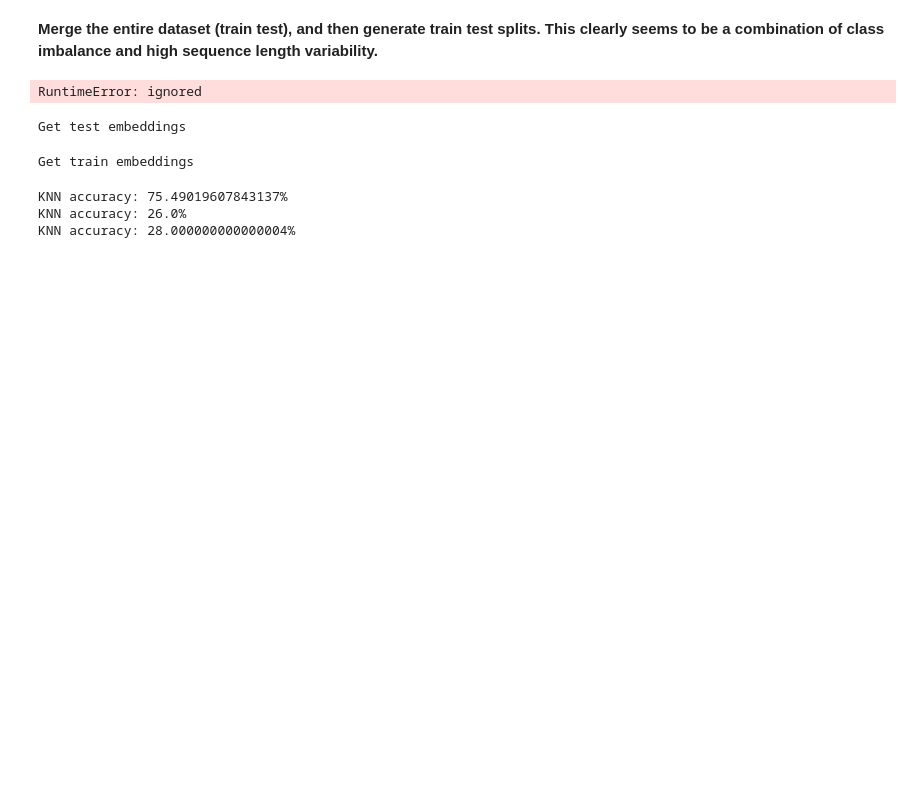
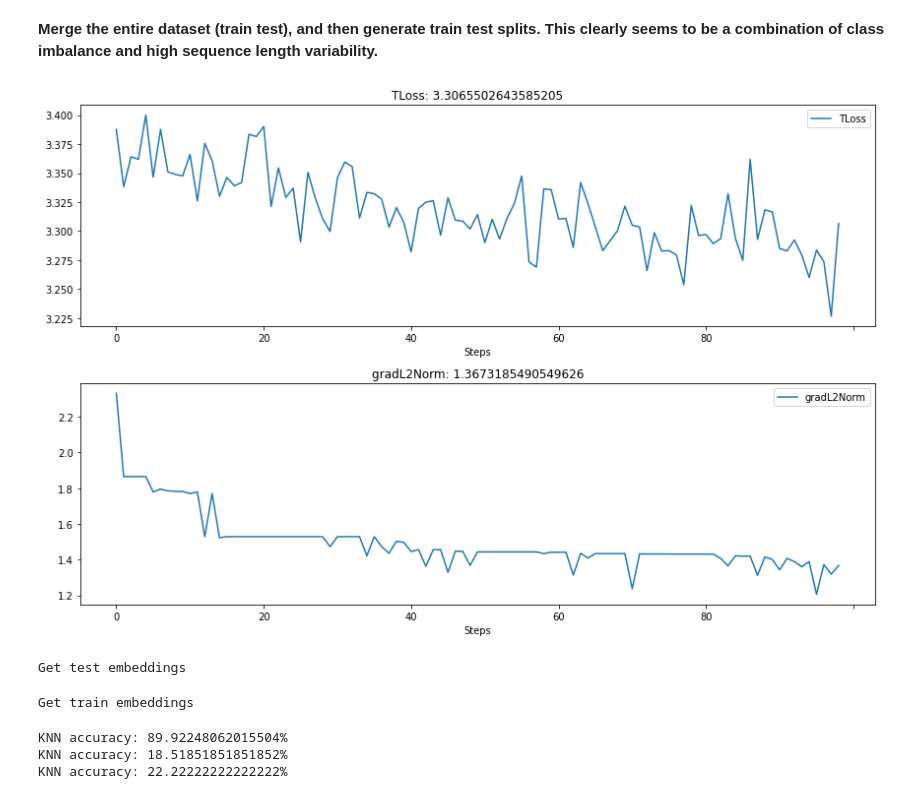
Before and after one commit to Asheeshkrsharma/Identification-OpenCows, a Jupyter notebook: tracklet.ipynb, the cells around one changed output. Saved outputs shown, nothing was run; the diff lists cells and outputs as text; code cells hidden in the pictures; blank space fills up the shorter version.

```diff
--- a/tracklet.ipynb
+++ b/tracklet.ipynb
@@ -687,20 +690,29 @@ def calculateGradientNorm(model):
     return total_norm
 
 trainingDataset = OpenSetCows2021TrackLet(
-     "/content/datasets/OpenSetCows2020",
-    "/content/utils/opencowsTracklets2020V2.json",
+    "/content/datasets/OpenSetCows2017",
+    "/content/utils/opencowsTracklets2017.json",
     maxSequenceLength=5,
+    # transform=transforms.Compose(
+    #     [
+    #         transforms.Normalize([0.2403, 0.2595, 0.2305], [0.3107, 0.3184, 0.3061]),
+    #         transforms.RandomVerticalFlip(p=0.9),
+    #         transforms.RandomHorizontalFlip(p=0.9),
+    #         # transforms.ColorJitter(brightness=0.1, contrast=0.1, saturation=0.1, hue=0.1),
+    #         transforms.RandomRotation(20)
+    #     ],
+    # ),
     transform=transforms.Compose(
         [
-            transforms.Normalize([0.2403, 0.2595, 0.2305], [0.3107, 0.3184, 0.3061]),
-            transforms.RandomVerticalFlip(p=0.9),
-            transforms.RandomHorizontalFlip(p=0.9),
-            # transforms.ColorJitter(brightness=0.1, contrast=0.1, saturation=0.1, hue=0.1),
-            transforms.RandomRotation(20)
+            # transforms.Normalize([0.1331, 0.1331, 0.1331], [0.1063, 0.1087, 0.1104]),
+            transforms.RandomVerticalFlip(p=0.1),
+            transforms.RandomHorizontalFlip(p=0.1),
+            # transforms.ColorJitter(brightness=0.1, contrast=0.1, saturation=0.1, hue=0.1)
         ],
     ),
     trackletChoiceProb = 0.9,
 )
+
 
 # testingDataset = OpenSetCows2021TrackLet(
 #     "/content/datasets/OpenSetCows2021",
@@ -715,7 +727,7 @@ trainingDataset = OpenSetCows2021TrackLet(
 device = torch.device("cuda" if torch.cuda.is_available() else "cpu")
 # device = "cpu"
 # There are 155 individuals in the dataset
-model = LRResNetMod(19)
+model = LRResNetMod(23)
 model.to(device)
 
 # Working parameter (71%)
@@ -727,16 +739,16 @@ trainingDataLoader = DataLoader(
 #     testingDataset, batch_size=10, num_workers=1, shuffle=True
 # )
 
-optimiser = optim.SGD(model.parameters(), momentum=0.3, lr=5e-3, weight_decay=0.009)
+optimiser = optim.SGD(model.parameters(), momentum=0.3, lr=1e-3, weight_decay=0.009)
 # optimiser = torch.optim.Adam(model.parameters(), lr=1e-2, weight_decay=1e-5)
 
 # We will use cross entropy loss for the training
-lambdaFactor = 0.05
+lambdaFactor = 0.01
 # lossFN = RTLSL(lambdaFactor, tripletHardening=True)
 lossFN = RTLSL(lambdaFactor)
 # lossFN = nn.CrossEntropyLoss(label_smoothing=0.6)
 
-loss, numEpochs = 0, 50
+loss, numEpochs = 0, 100
 
 # To store the training history
 history, canvas = hl.History(), hl.Canvas()
@@ -776,40 +788,40 @@ with tqdm(range(numEpochs), desc="Training epochs", position=0) as pbar:
             loss, rpl, interframe = lossFN(
                 negativeEMBD, anchorEMBD,
                 positiveEMBD, labels,
-                target,
+                target+1,
             )
             # loss = lossFN(input=labels, target=target - 1)
             # rpl, interframe = 0, 0
             loss.backward()
             # Gradient Norm Clipping
             gradientNorms.append(calculateGradientNorm(model))
             nn.utils.clip_grad_norm_(model.parameters(), numpy.percentile(gradientNorms, 10))
             # nn.utils.clip_grad_norm_(model.parameters(), max_norm=3.0, norm_type=2)
             return loss, rpl, interframe
 
         loss, rpl, interframe = optimiser.step(backPropagate)
 
         # Gradient Norm Clipping
         gradientNorms.append(calculateGradientNorm(model))
 
         # Every second iteration, calculate model accuracy, evaluate the loss
         # function on the test dataset. Save the experiment history
         # if epoch % 2 == 0 and epoch > 5:
         history.log(epoch, TLoss=loss.data, gradL2Norm=gradientNorms[-1])
         if epoch % 2 == 0:
             # Vloss = evaluate(model, testingDataLoader, device, RTLSL(lambdaFactor))
             # history.log(epoch, TLoss=loss.data, VLoss=Vloss)
             model.train()
             with canvas:
                 # canvas.draw_plot([history["TLoss"], history["VLoss"]])
                 canvas.draw_plot([history["TLoss"]])
                 canvas.draw_plot([history['gradL2Norm']])
         pbar.set_description("{}, {}".format(rpl, interframe))
         pbar.update()
         # break
     pbar.refresh()
 # %% [output]
-RuntimeError: ignored
+[figure, added]
 # %%
 import matplotlib.lines as mlines
 import matplotlib.patheffects as PathEffects
@@ -885,12 +897,16 @@ Get train embeddings
 # Model accuracy
 accuracy = lambda p, l:  numpy.mean(p.astype(int).ravel() == l.astype(int).ravel()) * 100
 
-KNN = KNeighborsClassifier(n_neighbors=5, n_jobs=-4)
-KNN.fit(trainEmbeddingsAll, trainLabelsAll - 1)
+# K = log(number of samples)
+# numpy.log(trainEmbeddingsAll.shape[0])
 
+KNN = KNeighborsClassifier(n_neighbors=10, n_jobs=-4)
+KNN.fit(trainEmbeddingsAll, trainLabelsAll)
+# KNN.fit(trainEmbeddings, trainLabels)
+#
 # We compare just the last output for the evaluating the model accuracy
-print("KNN accuracy: {}%".format(accuracy(KNN.predict(trainEmbeddings), trainLabels - 1)))
-print("KNN accuracy: {}%".format(accuracy(KNN.predict(testEmbeddings), testLabels - 1)))
+print("KNN accuracy: {}%".format(accuracy(KNN.predict(trainEmbeddings), trainLabels)))
+print("KNN accuracy: {}%".format(accuracy(KNN.predict(testEmbeddings), testLabels)))
 
 # So predict based on the entrire tracklets?
 predictions = KNN.predict(testEmbeddingsAll)
@@ -900,11 +916,11 @@ for start, end in testIdeces:
   sequencePred.append(frequent(list(predictions[start : end])))
   targets.append(frequent(list(testLabelsAll[start : end])))
 sequencePred, targets = numpy.asarray(sequencePred), numpy.asarray(targets)
-print("KNN accuracy: {}%".format(accuracy(sequencePred, targets - 1)))
+print("KNN accuracy: {}%".format(accuracy(sequencePred, targets)))
 # %% [output]
-KNN accuracy: 75.49019607843137%
-KNN accuracy: 26.0%
-KNN accuracy: 28.000000000000004%
+KNN accuracy: 89.92248062015504%
+KNN accuracy: 18.51851851851852%
+KNN accuracy: 22.22222222222222%
 # %%
 # !pip3 install umap-learn
 # import umap
```
Also changed, not shown: parts of 11 cells of this notebook, 1 other file.
